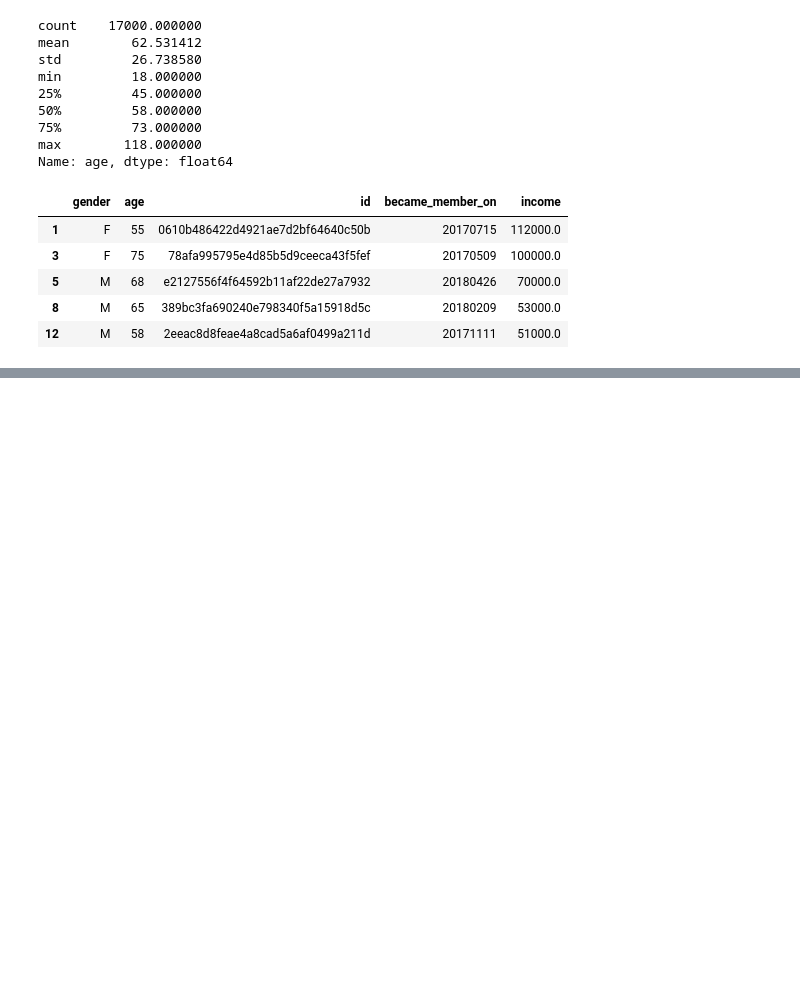
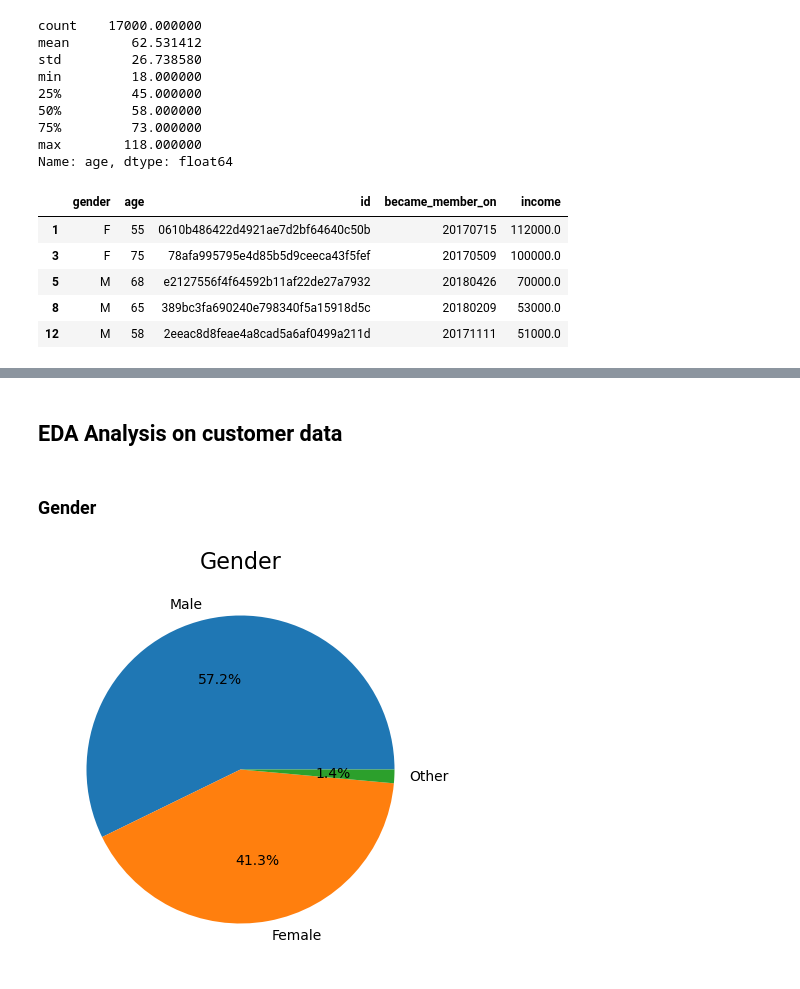
Before and after one commit to BendeguzSinkovicz/PortfolioProjects, a Jupyter notebook: Starbucks customer data analysis project.ipynb, the cells around one changed output, grey strips where cells are left out. Saved outputs shown, nothing was run; the diff lists cells and outputs as text; code cells hidden in the pictures; blank space fills up the shorter version.

```diff
--- a/Starbucks customer data analysis project.ipynb
+++ b/Starbucks customer data analysis project.ipynb
@@ -77,2 +206,0 @@ plt.show()
-# %%
-profile['log_income'] = profile['income'].apply(np.log10)
@@ -110,4 +206,0 @@ dtype: object
-# %%
-#Change the datatype for column became_member_on
-profile.loc[:, 'became_member_on'] = pd.to_datetime(arg=profile['became_member_on'], format='%Y%m%d')
-profile.head()
@@ -374,0 +224,3 @@ plt.show()
+# %%
+profile['became_member_on'] = pd.to_datetime(profile['became_member_on'], format='%Y%m%d')
+profile.head()
@@ -374,0 +331,13 @@ plt.show()
+# %% [markdown]
+## EDA Analysis on customer data
+# %% [markdown]
+### Gender
+# %%
+wedge_size =  profile['gender'].value_counts()
+wedge_label = ['Male', 'Female', 'Other']
+plt.figure(figsize = (5,5))
+plt.pie(x = wedge_size, labels = wedge_label, autopct = '%1.1f%%')
+plt.title('Gender', fontsize = 16)
+plt.show()
+# %% [output]
+[figure, added]
```
Also changed, not shown: parts of 132 cells of this notebook.
